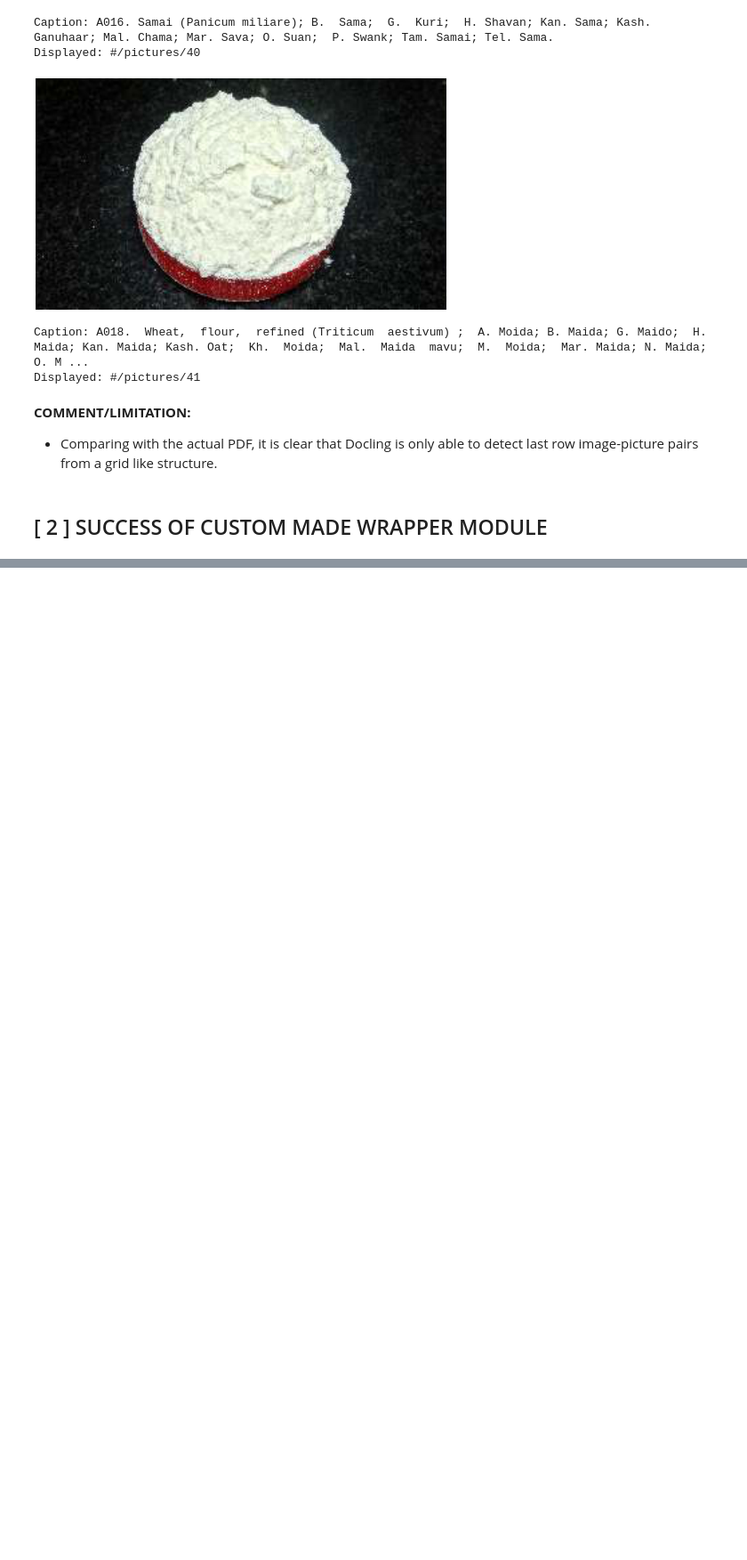
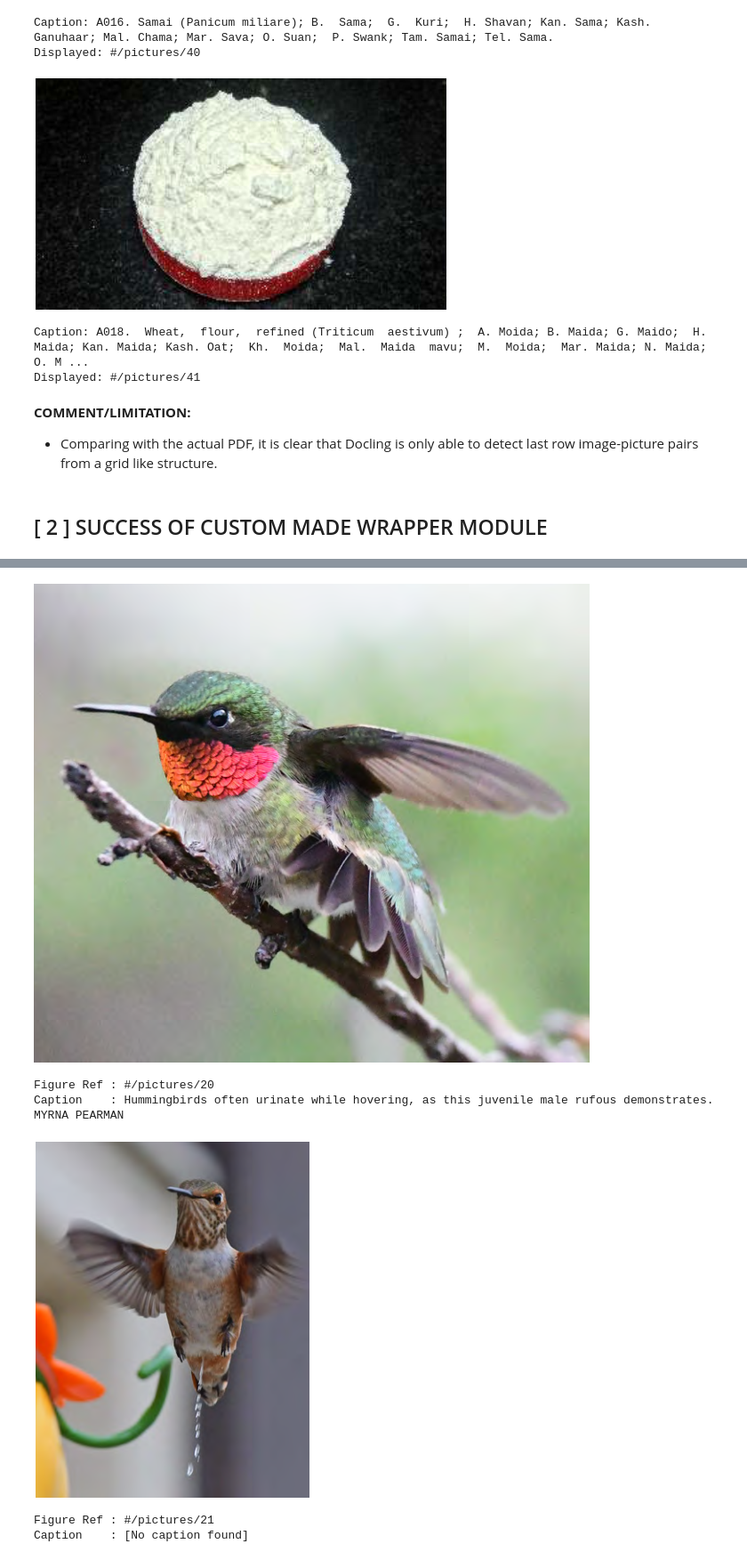
Before and after one commit to rakeshkr-code/iid-platform, a Jupyter notebook: experiments/experiments_5.ipynb, the cells around one changed output, grey strips where cells are left out. Shown at 89% size. Cells and saved outputs as stored; diff of their text form; code cells hidden in the pictures; blank space fills up the shorter version.

Commit message:
demonstrated success and limitations of custom wrapper

```diff
--- a/experiments/experiments_5.ipynb
+++ b/experiments/experiments_5.ipynb
@@ -246,0 +283,12 @@ Displayed: #/pictures/41
+# %%
+# Example usage
+pdf_path = (
+    "/mnt/c/Users/Rakesh-PC/Documents/1_GitHubSync_SSH/"
+    "iid-platform/sample_data/named/"
+    # "govt-food-data-report-large-table-heavy.pdf"
+    "nature-alberta-spring-2026-magazine-medium-mix-multi-col-text.pdf"
+)
+
+doc = load_docling_document(pdf_path)
+fitz_pdf = fitz.open(pdf_path)
+# Reuse `doc` multiple times below
@@ -246,0 +326,15 @@ Displayed: #/pictures/41
+# %%
+export_page_figures(
+    doc,
+    fitz_pdf,
+    page_no=10,
+    zoom=2,
+    mode="display",
+)
+# %% [output]
+[figure, added]
+Figure Ref : #/pictures/20
+Caption    : Hummingbirds often urinate while hovering, as this juvenile male rufous demonstrates.  MYRNA PEARMAN
+[figure, added]
+Figure Ref : #/pictures/21
+Caption    : [No caption found]
```
Also changed, not shown: parts of 7 cells of this notebook.
